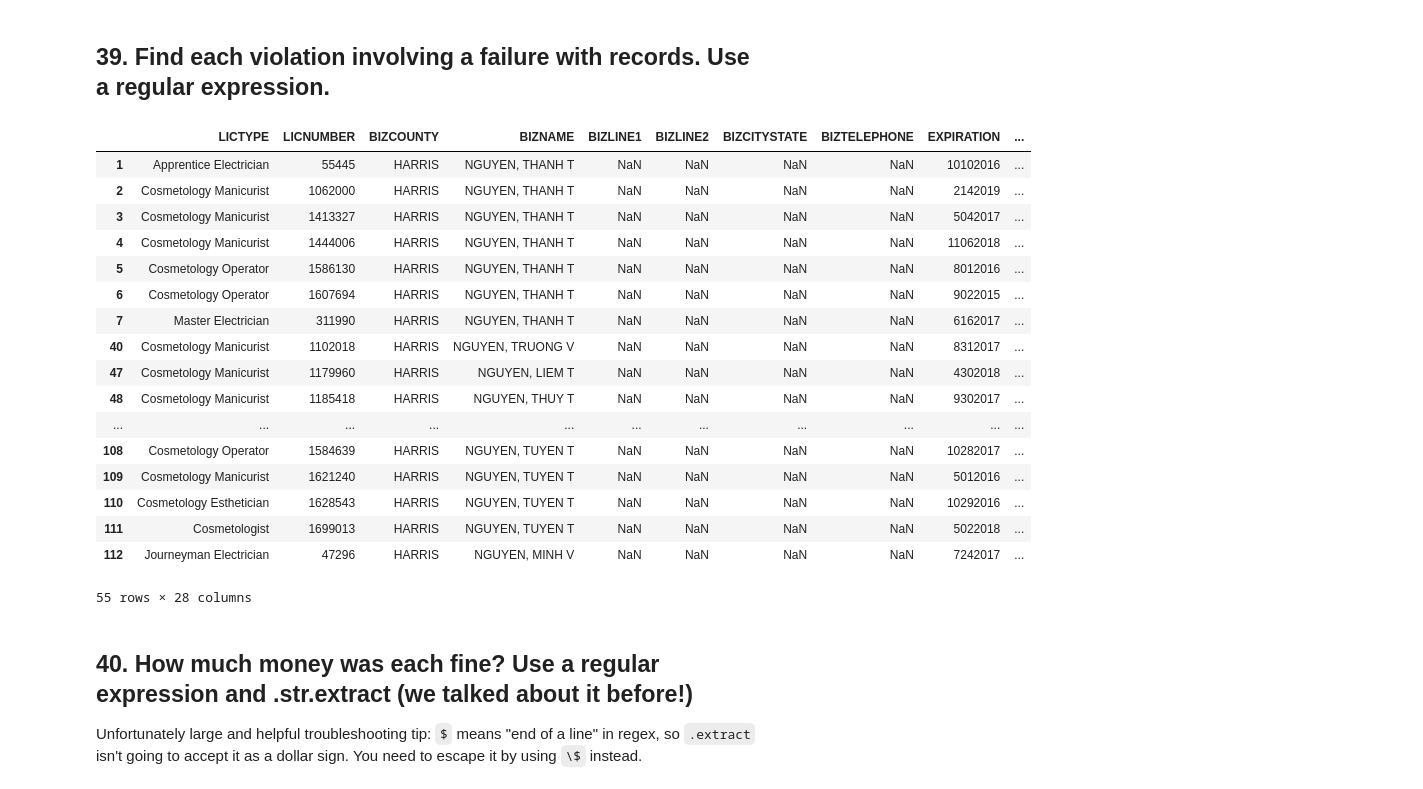
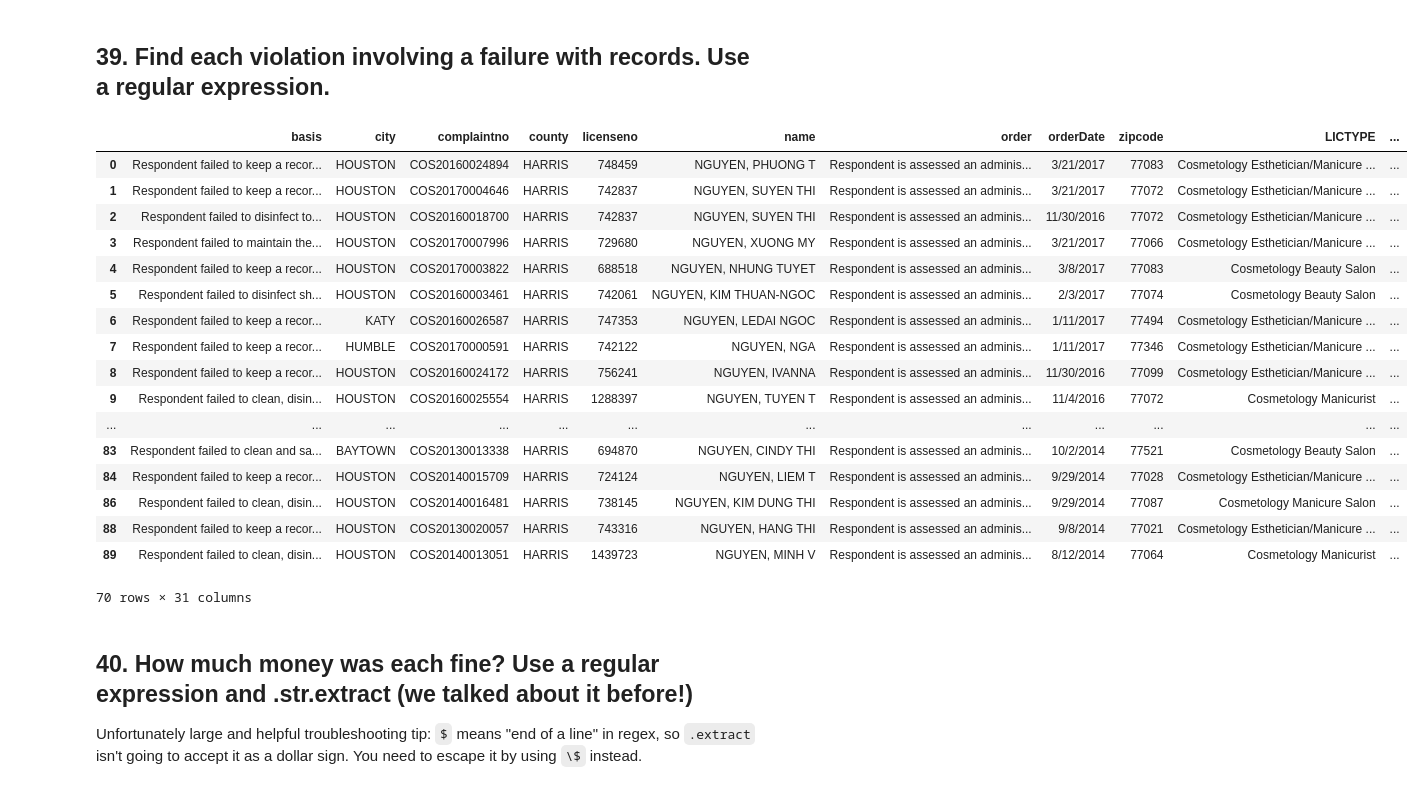
Before and after one commit to talola612/foundations_homework, a Jupyter notebook: 07-homework/licensing/Licenses.ipynb, the cells around one changed output. Saved outputs shown, nothing was run; the diff lists cells and outputs as text; code cells hidden in the pictures.

```diff
--- a/07-homework/licensing/Licenses.ipynb
+++ b/07-homework/licensing/Licenses.ipynb
@@ -121,7 +121,7 @@ LICSUBTYPE         object
 CEFLAG             object
 dtype: object
 # %%
-df = pd.read_csv('licfile.csv', header = None, dtype = {"LICNUMBER": str, 8: str, 13: str, 15: str})
+df = pd.read_csv('licfile.csv', header = None, dtype = {1: str, 8: str, 13: str, 15: str})
 df = df.rename(columns = (col_dict))
 df.head()
 # %% [output]
@@ -1222,11 +1222,13 @@ violations_df.head()
 # %% [markdown]
 ### 38. Combine with your original licenses dataset dataframe to get phone numbers and addresses for each violation. Check that it is 90 rows, 28 columns.
 # %%
-org_df = pd.read_csv('licfile.csv', header = None, dtype = {"LICNUMBER": str, 8: str, 13: str, 15: str})
-org_df = org_df.rename(columns = (col_dict))
+original_df = pd.read_csv('licfile.csv', header = None, dtype = {"LICNUMBER": str, 8: str, 13: str, 15: str})
+original_df = org_df.rename(columns = (col_dict))
 
-merged = violations_df.merge(org_df, left_on = 'licenseno', right_on = 'LICNUMBER')
-merged.head()
+
+merged_vio_df = violations_df.merge(df, left_on = 'licenseno', right_on = 'LICNUMBER')
+merged_vio_df
+
 # org_df[org_df.OWNER.str.contains('NGUYEN', na = False)].OWNER.value_counts()
 
 # org_df.MAILCITYSTATE.str.extract('(.*) \w\w ')
@@ -1300,26 +1258,26 @@ Name: licenseno, Length: 109, dtype: int64
 # %% [markdown]
 ## 39. Find each violation involving a failure with records. Use a regular expression.
 # %%
-# merged_vio_df[merged_vio_df.basis.str.contains('.*fail.*')]
+merged_vio_df[merged_vio_df.basis.str.contains('.*fail.*')]
 # %% [output]
-|  | LICTYPE | LICNUMBER | BIZCOUNTY | BIZNAME | BIZLINE1 | BIZLINE2 | BIZCITYSTATE | BIZTELEPHONE | EXPIRATION | ... |
-| 1 | Apprentice Electrician | 55445 | HARRIS | NGUYEN, THANH T | NaN | NaN | NaN | NaN | 10102016 | ... |
-| 2 | Cosmetology Manicurist | 1062000 | HARRIS | NGUYEN, THANH T | NaN | NaN | NaN | NaN | 2142019 | ... |
-| 3 | Cosmetology Manicurist | 1413327 | HARRIS | NGUYEN, THANH T | NaN | NaN | NaN | NaN | 5042017 | ... |
-| 4 | Cosmetology Manicurist | 1444006 | HARRIS | NGUYEN, THANH T | NaN | NaN | NaN | NaN | 11062018 | ... |
-| 5 | Cosmetology Operator | 1586130 | HARRIS | NGUYEN, THANH T | NaN | NaN | NaN | NaN | 8012016 | ... |
-| 6 | Cosmetology Operator | 1607694 | HARRIS | NGUYEN, THANH T | NaN | NaN | NaN | NaN | 9022015 | ... |
-| 7 | Master Electrician | 311990 | HARRIS | NGUYEN, THANH T | NaN | NaN | NaN | NaN | 6162017 | ... |
-| 40 | Cosmetology Manicurist | 1102018 | HARRIS | NGUYEN, TRUONG V | NaN | NaN | NaN | NaN | 8312017 | ... |
-| 47 | Cosmetology Manicurist | 1179960 | HARRIS | NGUYEN, LIEM T | NaN | NaN | NaN | NaN | 4302018 | ... |
-| 48 | Cosmetology Manicurist | 1185418 | HARRIS | NGUYEN, THUY T | NaN | NaN | NaN | NaN | 9302017 | ... |
-| ... | ... | ... | ... | ... | ... | ... | ... | ... | ... | ... |
-| 108 | Cosmetology Operator | 1584639 | HARRIS | NGUYEN, TUYEN T | NaN | NaN | NaN | NaN | 10282017 | ... |
-| 109 | Cosmetology Manicurist | 1621240 | HARRIS | NGUYEN, TUYEN T | NaN | NaN | NaN | NaN | 5012016 | ... |
-| 110 | Cosmetology Esthetician | 1628543 | HARRIS | NGUYEN, TUYEN T | NaN | NaN | NaN | NaN | 10292016 | ... |
-| 111 | Cosmetologist | 1699013 | HARRIS | NGUYEN, TUYEN T | NaN | NaN | NaN | NaN | 5022018 | ... |
-| 112 | Journeyman Electrician | 47296 | HARRIS | NGUYEN, MINH V | NaN | NaN | NaN | NaN | 7242017 | ... |
+|  | basis | city | complaintno | county | licenseno | name | order | orderDate | zipcode | LICTYPE | ... |
+| 0 | Respondent failed to keep a recor... | HOUSTON | COS20160024894 | HARRIS | 748459 | NGUYEN, PHUONG T | Respondent is assessed an adminis... | 3/21/2017 | 77083 | Cosmetology Esthetician/Manicure ... | ... |
+| 1 | Respondent failed to keep a recor... | HOUSTON | COS20170004646 | HARRIS | 742837 | NGUYEN, SUYEN THI | Respondent is assessed an adminis... | 3/21/2017 | 77072 | Cosmetology Esthetician/Manicure ... | ... |
+| 2 | Respondent failed to disinfect to... | HOUSTON | COS20160018700 | HARRIS | 742837 | NGUYEN, SUYEN THI | Respondent is assessed an adminis... | 11/30/2016 | 77072 | Cosmetology Esthetician/Manicure ... | ... |
+| 3 | Respondent failed to maintain the... | HOUSTON | COS20170007996 | HARRIS | 729680 | NGUYEN, XUONG MY | Respondent is assessed an adminis... | 3/21/2017 | 77066 | Cosmetology Esthetician/Manicure ... | ... |
+| 4 | Respondent failed to keep a recor... | HOUSTON | COS20170003822 | HARRIS | 688518 | NGUYEN, NHUNG TUYET | Respondent is assessed an adminis... | 3/8/2017 | 77083 | Cosmetology Beauty Salon | ... |
+| 5 | Respondent failed to disinfect sh... | HOUSTON | COS20160003461 | HARRIS | 742061 | NGUYEN, KIM THUAN-NGOC | Respondent is assessed an adminis... | 2/3/2017 | 77074 | Cosmetology Beauty Salon | ... |
+| 6 | Respondent failed to keep a recor... | KATY | COS20160026587 | HARRIS | 747353 | NGUYEN, LEDAI NGOC | Respondent is assessed an adminis... | 1/11/2017 | 77494 | Cosmetology Esthetician/Manicure ... | ... |
+| 7 | Respondent failed to keep a recor... | HUMBLE | COS20170000591 | HARRIS | 742122 | NGUYEN, NGA | Respondent is assessed an adminis... | 1/11/2017 | 77346 | Cosmetology Esthetician/Manicure ... | ... |
+| 8 | Respondent failed to keep a recor... | HOUSTON | COS20160024172 | HARRIS | 756241 | NGUYEN, IVANNA | Respondent is assessed an adminis... | 11/30/2016 | 77099 | Cosmetology Esthetician/Manicure ... | ... |
+| 9 | Respondent failed to clean, disin... | HOUSTON | COS20160025554 | HARRIS | 1288397 | NGUYEN, TUYEN T | Respondent is assessed an adminis... | 11/4/2016 | 77072 | Cosmetology Manicurist | ... |
+| ... | ... | ... | ... | ... | ... | ... | ... | ... | ... | ... | ... |
+| 83 | Respondent failed to clean and sa... | BAYTOWN | COS20130013338 | HARRIS | 694870 | NGUYEN, CINDY THI | Respondent is assessed an adminis... | 10/2/2014 | 77521 | Cosmetology Beauty Salon | ... |
+| 84 | Respondent failed to keep a recor... | HOUSTON | COS20140015709 | HARRIS | 724124 | NGUYEN, LIEM T | Respondent is assessed an adminis... | 9/29/2014 | 77028 | Cosmetology Esthetician/Manicure ... | ... |
+| 86 | Respondent failed to clean, disin... | HOUSTON | COS20140016481 | HARRIS | 738145 | NGUYEN, KIM DUNG THI | Respondent is assessed an adminis... | 9/29/2014 | 77087 | Cosmetology Manicure Salon | ... |
+| 88 | Respondent failed to keep a recor... | HOUSTON | COS20130020057 | HARRIS | 743316 | NGUYEN, HANG THI | Respondent is assessed an adminis... | 9/8/2014 | 77021 | Cosmetology Esthetician/Manicure ... | ... |
+| 89 | Respondent failed to clean, disin... | HOUSTON | COS20140013051 | HARRIS | 1439723 | NGUYEN, MINH V | Respondent is assessed an adminis... | 8/12/2014 | 77064 | Cosmetology Manicurist | ... |
-55 rows × 28 columns
+70 rows × 31 columns
 # %% [markdown]
 ## 40. How much money was each fine? Use a regular expression and .str.extract (we talked about it before!)
 
```
Also changed, not shown: parts of 10 cells of this notebook.
